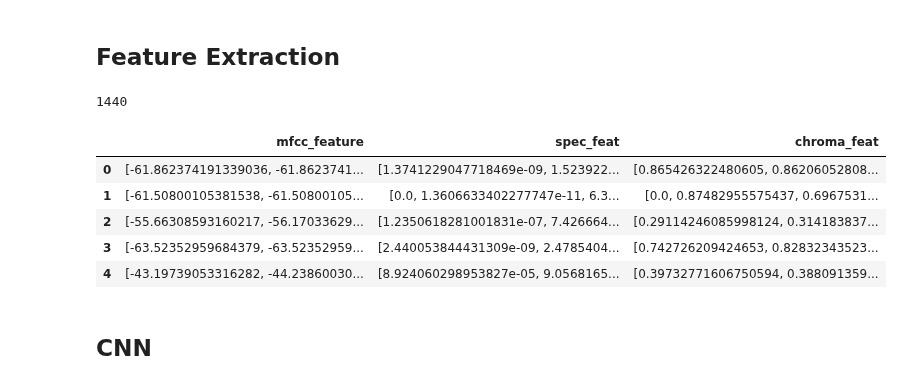
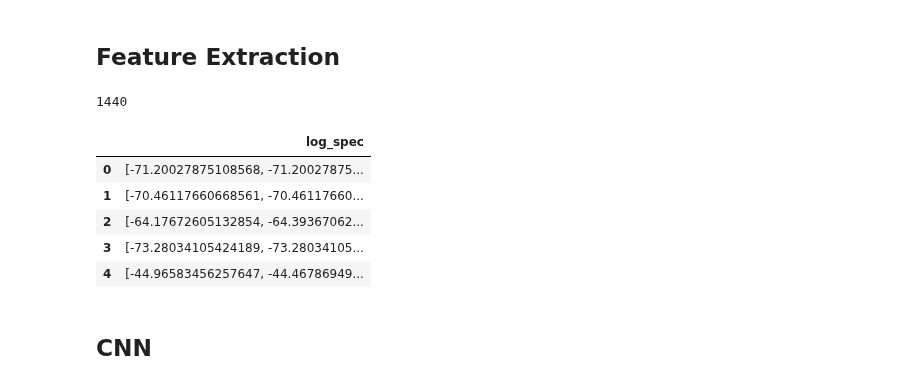
Before and after one commit to mkosaka1/Speech_Emotion_Recognition, a Jupyter notebook: eda_preprocessing_old.ipynb, the cells around one changed output. Cells and saved outputs as stored; diff of their text form; code cells hidden in the pictures.

```diff
--- a/eda_preprocessing_old.ipynb
+++ b/eda_preprocessing_old.ipynb
@@ -290,51 +288,52 @@ plt.colorbar();
 # %% [markdown]
 ## Feature Extraction
 # %%
-df = pd.DataFrame(columns=['mfcc_feature','spec_feat','chroma_feat'])
+df = pd.DataFrame(columns=['log_spec'])
 
 counter=0
 
 for index,path in enumerate(audio_df.path):
     #get wave representation
     X, sample_rate = librosa.load(path, res_type='kaiser_fast',duration=3,sr=44100,offset=0.5)
 
-    #Mel-frequency cepstral coefficients (MFCCs)
-    mfcc = librosa.feature.mfcc(y=X, sr=sample_rate, n_mfcc=13)
-    #temporal averaging
-    mfcc=np.mean(mfcc,axis=0)
+#     #Mel-frequency cepstral coefficients (MFCCs)
+#     mfcc = librosa.feature.mfcc(y=X, sr=sample_rate, n_mfcc=13)
+#     #temporal averaging
+#     mfcc=np.mean(mfcc,axis=0)
 
-    #get the mel-scaled spectrogram ()
+    #get the mel-scaled spectrogram (ransform both the y-axis (frequency) to log scale, and the “color” axis (amplitude) to Decibels, which is kinda the log scale of amplitudes.)
     spectrogram = librosa.feature.melspectrogram(y=X, sr=sample_rate, n_mels=128,fmax=8000)
+    db_spec = librosa.power_to_db(spectrogram)
     #temporally average spectrogram
-    spectrogram = np.mean(spectrogram, axis = 0)
+    log_spectrogram = np.mean(db_spec, axis = 0)
 
 #     #compute chroma energy (pertains to 12 different pitch classes)
-    chroma = librosa.feature.chroma_stft(y=X, sr=sample_rate)
-    #temporally average chroma
-    chroma = np.mean(chroma, axis = 0)
+#     chroma = librosa.feature.chroma_stft(y=X, sr=sample_rate)
+#     #temporally average chroma
+#     chroma = np.mean(chroma, axis = 0)
 
     # #compute spectral contrast
     # contrast = librosa.feature.spectral_contrast(y=X, sr=sample_rate)
     # contrast = np.mean(contrast, axis= 0)
 
     # compute zero-crossing-rate (zcr:the zcr is the rate of sign changes along a signal i.e.m the rate at
     # which the signal changes from positive to negative or back - separation of voiced andunvoiced speech.)
     # zcr = librosa.feature.zero_crossing_rate(y=X)
     # zcr = np.mean(zcr, axis= 0)
 
-    df.loc[counter] = [mfcc, spectrogram,chroma]
+    df.loc[counter] = [log_spectrogram]
     counter=counter+1
 
 print(len(df))
 df.head()
 # %% [output]
 1440
-|  | mfcc_feature | spec_feat | chroma_feat |
-| 0 | [-61.862374191339036, -61.8623741... | [1.3741229047718469e-09, 1.523922... | [0.865426322480605, 0.86206052808... |
-| 1 | [-61.50800105381538, -61.50800105... | [0.0, 1.3606633402277747e-11, 6.3... | [0.0, 0.87482955575437, 0.6967531... |
-| 2 | [-55.66308593160217, -56.17033629... | [1.2350618281001831e-07, 7.426664... | [0.29114246085998124, 0.314183837... |
-| 3 | [-63.52352959684379, -63.52352959... | [2.440053844431309e-09, 2.4785404... | [0.742726209424653, 0.82832343523... |
-| 4 | [-43.19739053316282, -44.23860030... | [8.924060298953827e-05, 9.0568165... | [0.39732771606750594, 0.388091359... |
+|  | log_spec |
+| 0 | [-71.20027875108568, -71.20027875... |
+| 1 | [-70.46117660668561, -70.46117660... |
+| 2 | [-64.17672605132854, -64.39367062... |
+| 3 | [-73.28034105424189, -73.28034105... |
+| 4 | [-44.96583456257647, -44.46786949... |
 # %%
 # def extract_feature(file_name, mfcc, chroma, mel):
 #     with soundfile.SoundFile(file_name) as sound_file:
```
Also changed, not shown: parts of 42 cells of this notebook, 2 other files.
